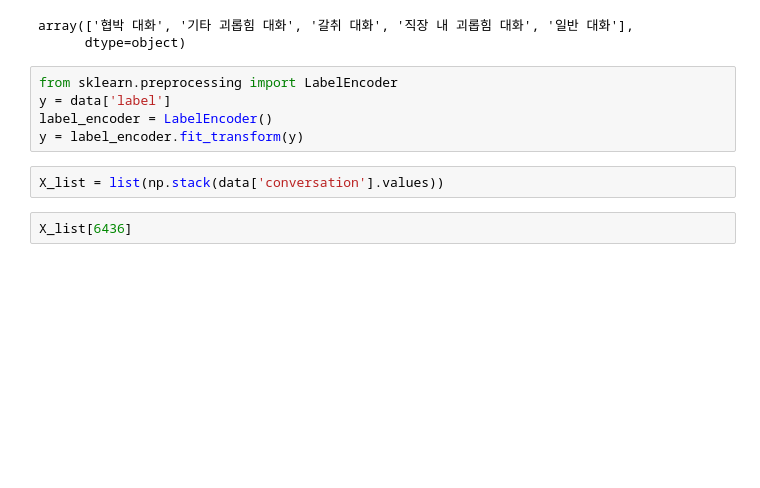
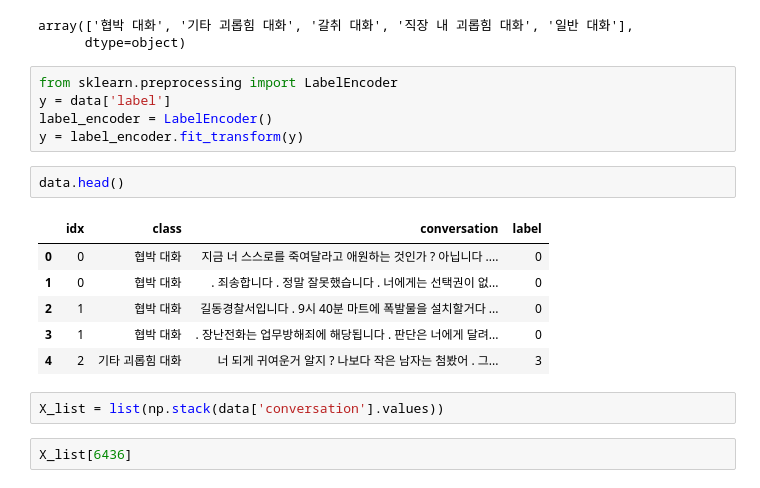
Before and after one commit to silpiria98/aiffel_camp, a Jupyter notebook: aiffel_main/DLThon1/kobert-tokenizer Transformer.ipynb, the cells around one changed output. Saved outputs shown, nothing was run; the diff lists cells and outputs as text; blank space fills up the shorter version.

```diff
--- a/aiffel_main/DLThon1/kobert-tokenizer Transformer.ipynb
+++ b/aiffel_main/DLThon1/kobert-tokenizer Transformer.ipynb
@@ -15,6 +15,15 @@ from sklearn.preprocessing import LabelEncoder
 y = data['label']
 label_encoder = LabelEncoder()
 y = label_encoder.fit_transform(y)
+# %%
+data.head()
+# %% [output]
+|  | idx | class | conversation | label |
+| 0 | 0 | 협박 대화 | 지금 너 스스로를 죽여달라고 애원하는 것인가 ? 아닙니다 .... | 0 |
+| 1 | 0 | 협박 대화 | . 죄송합니다 . 정말 잘못했습니다 . 너에게는 선택권이 없... | 0 |
+| 2 | 1 | 협박 대화 | 길동경찰서입니다 . 9시 40분 마트에 폭발물을 설치할거다 ... | 0 |
+| 3 | 1 | 협박 대화 | . 장난전화는 업무방해죄에 해당됩니다 . 판단은 너에게 달려... | 0 |
+| 4 | 2 | 기타 괴롭힘 대화 | 너 되게 귀여운거 알지 ? 나보다 작은 남자는 첨봤어 . 그... | 3 |
 # %%
 X_list = list(np.stack(data['conversation'].values))
 # %%
```
Also changed, not shown: parts of 25 cells of this notebook.
